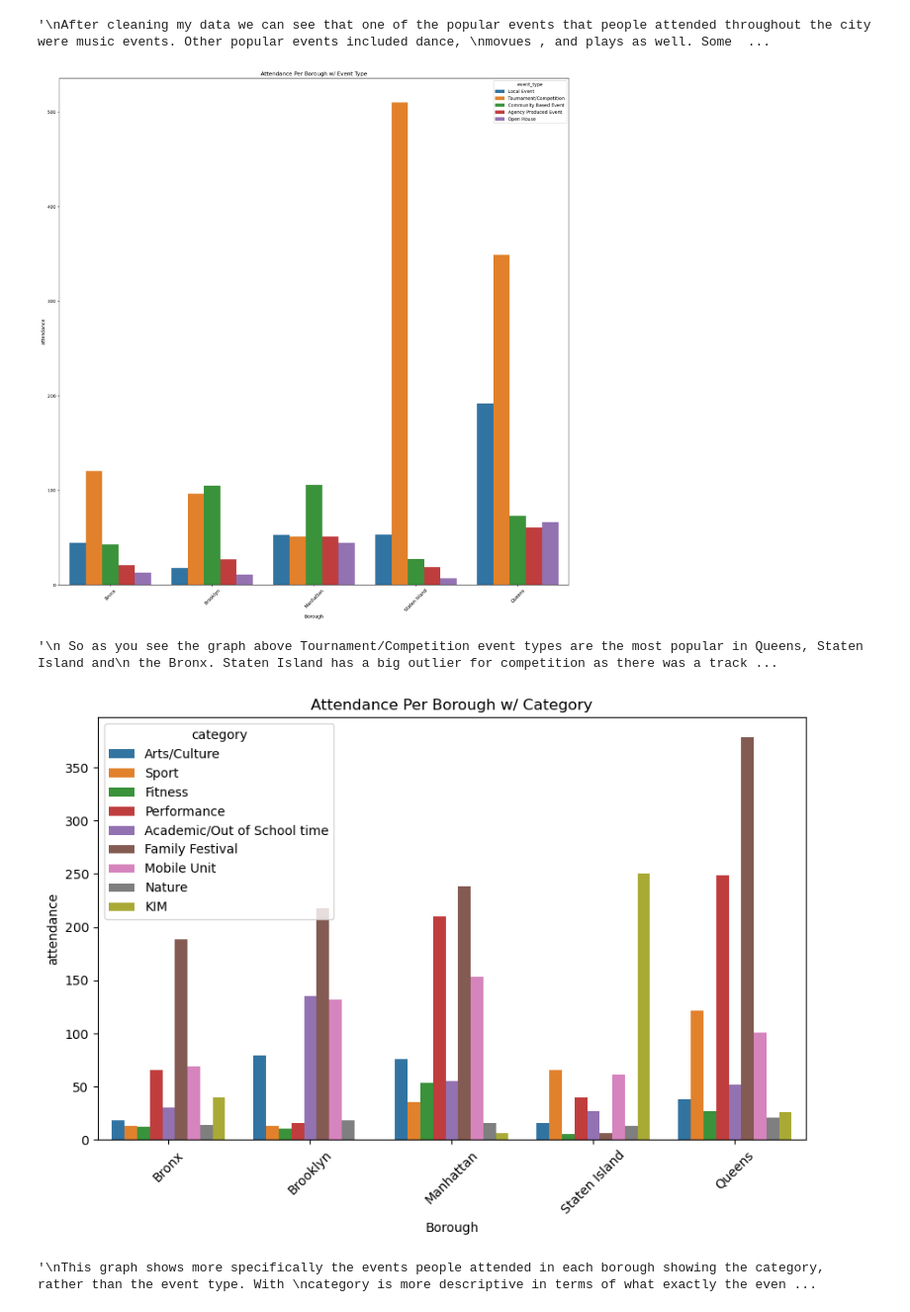
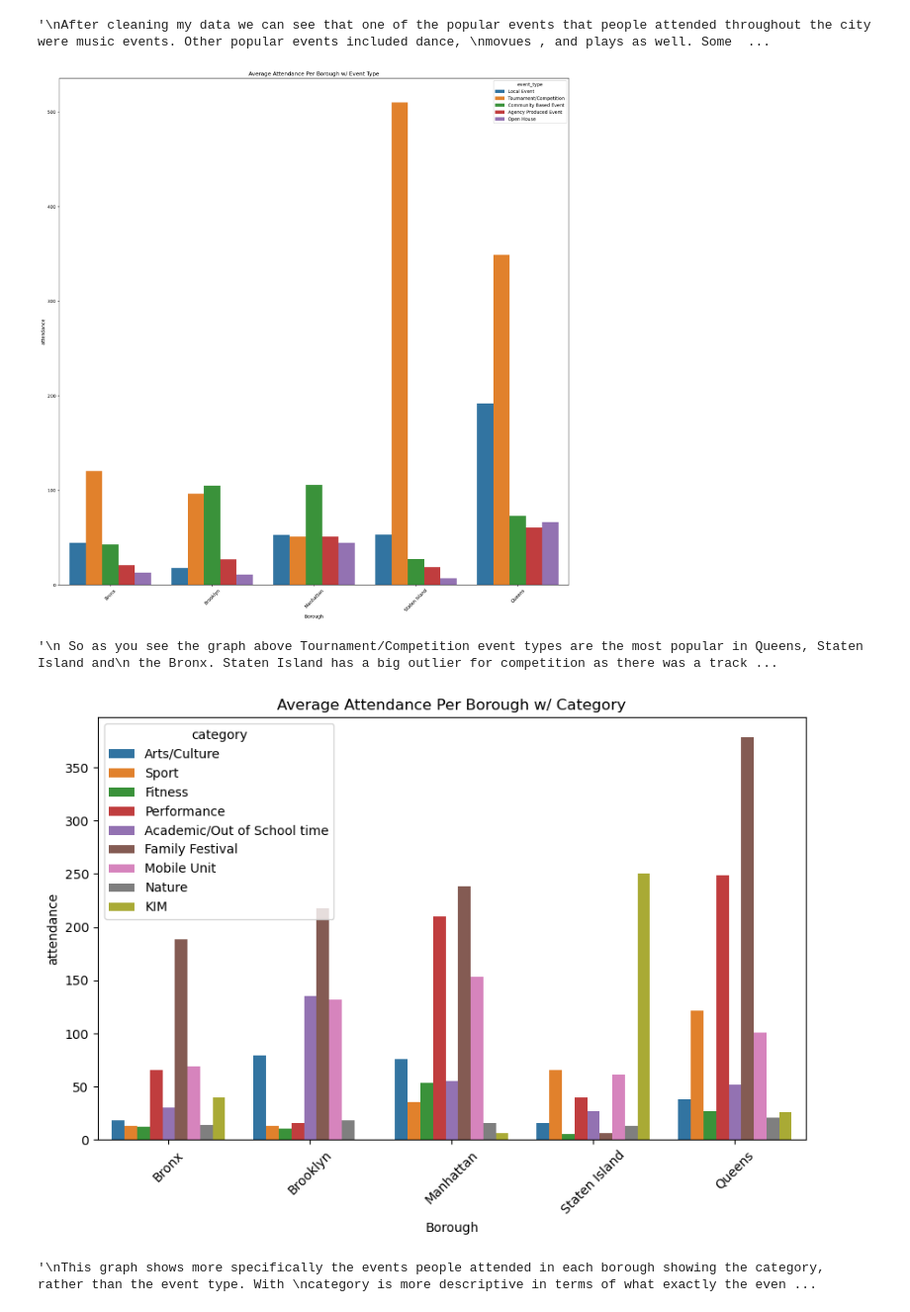
Before and after one commit to MaimunaBawa/Phase-1-Portfolio-Project, a Jupyter notebook: EDA Notebooks/Garry/Garry.NoteBook.ipynb, the cells around one changed output. Shown at 99% size. Cells and saved outputs as stored; diff of their text form; code cells hidden in the pictures.

```diff
--- a/EDA Notebooks/Garry/Garry.NoteBook.ipynb
+++ b/EDA Notebooks/Garry/Garry.NoteBook.ipynb
@@ -62,14 +62,14 @@ the reason for the low attendance.
 '\nAfter cleaning my data we can see that one of the popular events that people attended throughout the city were music events. Other popular events included dance, \nmovues , and plays as well. Some  ...
 # %%
 plt.figure(figsize=(20, 20))
-sns.barplot(data=data_cleaned, x='borough' , y = 'attendance', hue = 'event_type', errorbar= None )
-plt.title('Attendance Per Borough w/ Event Type')
+sns.barplot(data=data_cleaned, x='borough' , y = 'attendance', hue = 'event_type',estimator= 'mean', errorbar= None )
+plt.title('Average Attendance Per Borough w/ Event Type')
 plt.xlabel('Borough')
 plt.ylabel('attendance')
 plt.xticks(rotation=45)
 plt.show()
 # %% [output]
-[figure, old version]
+[figure, new version]
 # %%
 # What are the most popular events within each Borough?
 
@@ -84,14 +84,14 @@ plt.show()
 '\n So as you see the graph above Tournament/Competition event types are the most popular in Queens, Staten Island and\n the Bronx. Staten Island has a big outlier for competition as there was a track ...
 # %%
 plt.figure(figsize=(10, 6))
-sns.barplot(data=data_cleaned, x='borough' , y = 'attendance', hue = 'category' , errorbar= None)
-plt.title('Attendance Per Borough w/ Category')
+sns.barplot(data=data_cleaned, x='borough' , y = 'attendance', hue = 'category' ,estimator= 'mean', errorbar= None)
+plt.title('Average Attendance Per Borough w/ Category')
 plt.xlabel('Borough')
 plt.ylabel('attendance')
 plt.xticks(rotation=45)
 plt.show()
 # %% [output]
-[figure, old version]
+[figure, new version]
 # %%
 #Average attendance per Borough w/ Category
 # What are the popular events via Category to people attend viewing each Borough?
```
Also changed, not shown: parts of 5 cells of this notebook.
